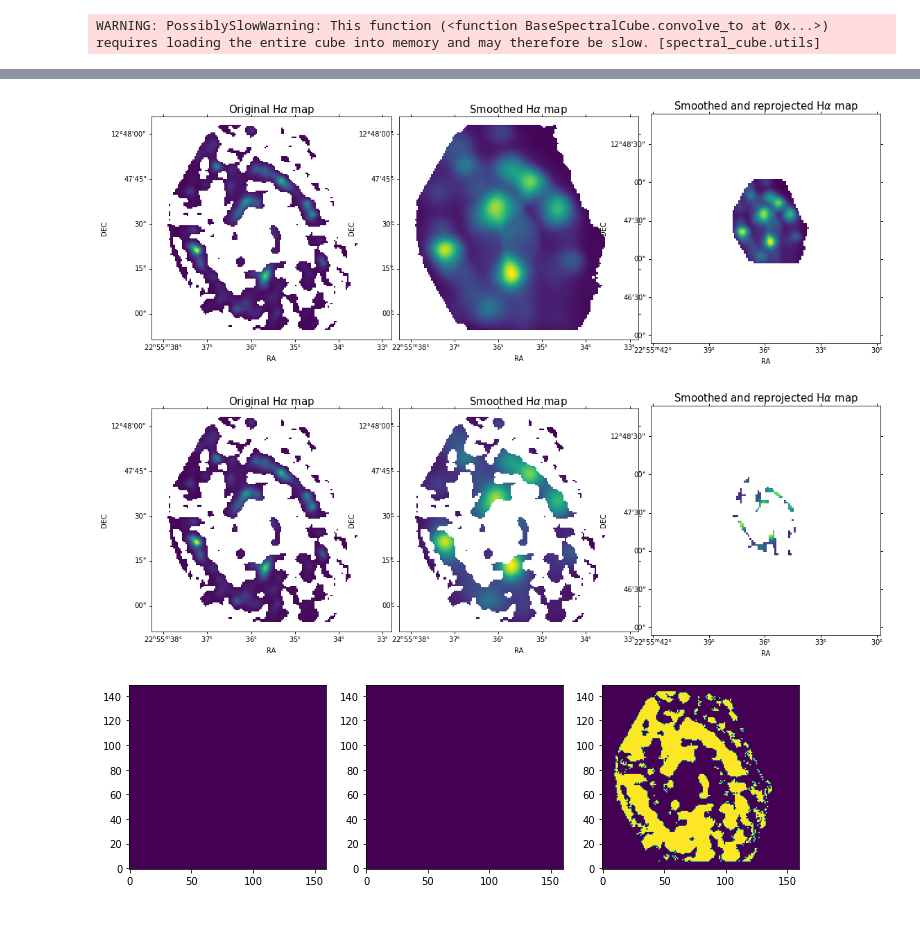
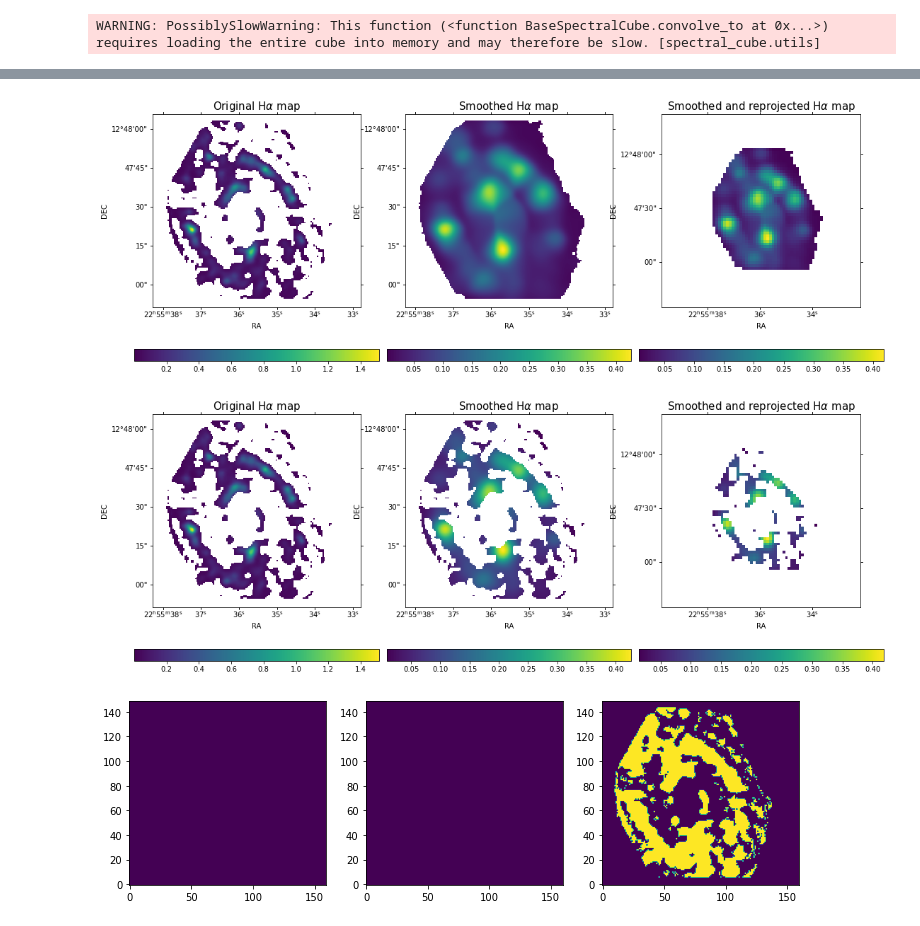
Before and after one commit to Bruno-Rodriguez/quenching-nearby-galaxies, a Jupyter notebook: smooth_and_reproject_cubes.ipynb, the cells around one changed output, grey strips where cells are left out. Cells and saved outputs as stored; diff of their text form; code cells hidden in the pictures.

```diff
--- a/smooth_and_reproject_cubes.ipynb
+++ b/smooth_and_reproject_cubes.ipynb
@@ -462,2 +582,0 @@ Halpha_2 = np.array(frames_cube_convolved[3,:,:])
-# %%
-target_header = CO_cube.header
@@ -476,16 +582,0 @@ reprojected_list = np.array(reprojected_list)
-# %%
-index = 3
-fig = plt.figure(figsize=(15,5))
-ax1 = fig.add_subplot(1,3,1,projection=WCS(wcs_califa).celestial)
-ax2 = fig.add_subplot(1,3,2,projection=WCS(wcs_califa).celestial)
-ax3 = fig.add_subplot(1,3,3,projection=WCS(target_header))
-for ax,frame,label in zip([ax1,ax2,ax3],[np.array(frames_cube[index,:,:]),np.array(frames_cube_convolved[index,:,:]),reprojected_list[index]],
-                          ['Original','Smoothed','Smoothed and reprojected']):
-    ax.imshow(frame, origin='lower')
-    ax.set_title(label+r' H$\alpha$ map',fontsize=15)
-    ax.coords['ra'].set_axislabel('RA')
-    ax.coords['dec'].set_axislabel('DEC')
-#ax.coords['dec'].set_axislabel_position('r')
-#ax.coords['dec'].set_ticklabel_position('r')
-fig.tight_layout()
-plt.show()
@@ -493,0 +587,17 @@ plt.show()
+# %%
+index = 3
+fig = plt.figure(figsize=(15,6))
+ax1 = fig.add_subplot(1,3,1,projection=WCS(califa_hdr).celestial)
+ax2 = fig.add_subplot(1,3,2,projection=WCS(califa_hdr).celestial)
+ax3 = fig.add_subplot(1,3,3,projection=WCS(target_header))
+for ax,frame,label in zip([ax1,ax2,ax3],[np.array(frames_cube[index,:,:]),np.array(frames_cube_convolved[index,:,:]),reprojected_list[index]],
+                          ['Original','Smoothed','Smoothed and reprojected']):
+    im = ax.imshow(frame, origin='lower')
+    fig.colorbar(im,ax=ax,orientation='horizontal')
+    ax.set_title(label+r' H$\alpha$ map',fontsize=15)
+    ax.coords['ra'].set_axislabel('RA')
+    ax.coords['dec'].set_axislabel('DEC')
+#ax.coords['dec'].set_axislabel_position('r')
+#ax.coords['dec'].set_ticklabel_position('r')
+fig.tight_layout()
+plt.show()
@@ -494,30 +606,32 @@ plt.show()
 # %%
 index = 3
-fig = plt.figure(figsize=(15,5))
-ax1 = fig.add_subplot(1,3,1,projection=WCS(wcs_califa).celestial)
-ax2 = fig.add_subplot(1,3,2,projection=WCS(wcs_califa).celestial)
+fig = plt.figure(figsize=(15,6))
+ax1 = fig.add_subplot(1,3,1,projection=WCS(califa_hdr).celestial)
+ax2 = fig.add_subplot(1,3,2,projection=WCS(califa_hdr).celestial)
 ax3 = fig.add_subplot(1,3,3,projection=WCS(target_header))
 for ax,frame,label in zip([ax1,ax2,ax3],[np.array(frames_cube[index,:,:]),np.array(frames_cube_convolved[index,:,:]),reprojected_list[index]],
                           ['Original','Smoothed','Smoothed and reprojected']):
-    ax.imshow(frame, origin='lower')
+    im = ax.imshow(frame, origin='lower')
+    fig.colorbar(im,ax=ax,orientation='horizontal')
     ax.set_title(label+r' H$\alpha$ map',fontsize=15)
     ax.coords['ra'].set_axislabel('RA')
     ax.coords['dec'].set_axislabel('DEC')
 #ax.coords['dec'].set_axislabel_position('r')
 #ax.coords['dec'].set_ticklabel_position('r')
 fig.tight_layout()
 plt.show()
 # %% [output]
-[figure, old version]
+[figure, new version]
 # %%
 index = 3
-fig = plt.figure(figsize=(15,5))
-ax1 = fig.add_subplot(1,3,1,projection=WCS(wcs_califa).celestial)
-ax2 = fig.add_subplot(1,3,2,projection=WCS(wcs_califa).celestial)
+fig = plt.figure(figsize=(15,6))
+ax1 = fig.add_subplot(1,3,1,projection=WCS(califa_hdr).celestial)
+ax2 = fig.add_subplot(1,3,2,projection=WCS(califa_hdr).celestial)
 ax3 = fig.add_subplot(1,3,3,projection=WCS(target_header))
 for ax,frame,label in zip([ax1,ax2,ax3],[np.array(frames_cube[index,:,:]),np.array(frames_cube_convolved[index,:,:]),reprojected_list[index]],
                           ['Original','Smoothed','Smoothed and reprojected']):
-    ax.imshow(frame, origin='lower')
+    im = ax.imshow(frame, origin='lower')
+    fig.colorbar(im,ax=ax,orientation='horizontal')
     ax.set_title(label+r' H$\alpha$ map',fontsize=15)
     ax.coords['ra'].set_axislabel('RA')
     ax.coords['dec'].set_axislabel('DEC')
@@ -526,7 +640,7 @@ for ax,frame,label in zip([ax1,ax2,ax3],[np.array(frames_cube[index,:,:]),np.arr
 fig.tight_layout()
 plt.show()
 # %% [output]
-[figure, old version]
+[figure, new version]
 # %%
 fig, ax = plt.subplots(1,3,figsize=(12,4))
 ax[0].imshow(Halpha_0==Halpha_1,origin='lower')
```
Also changed, not shown: parts of 99 cells of this notebook.
